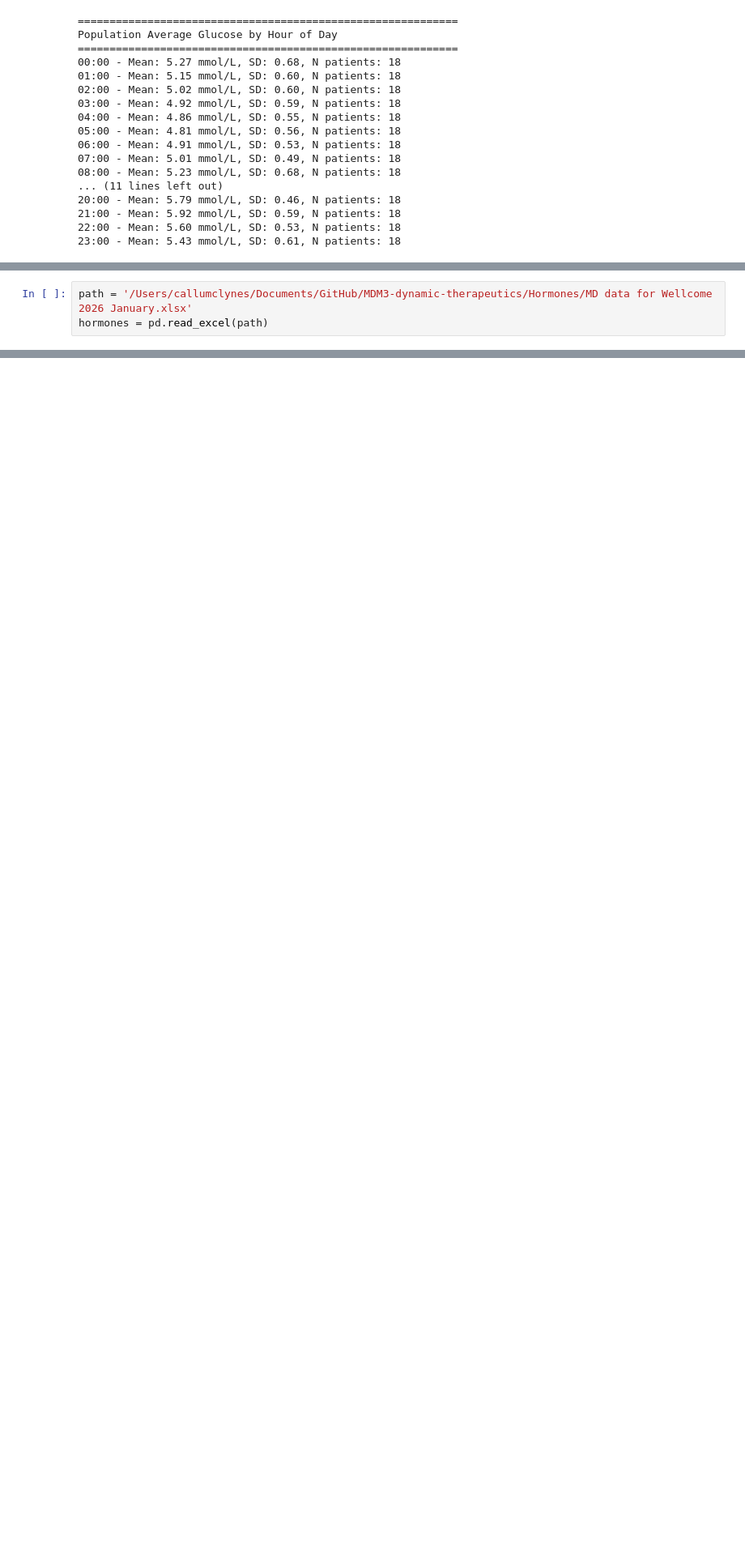
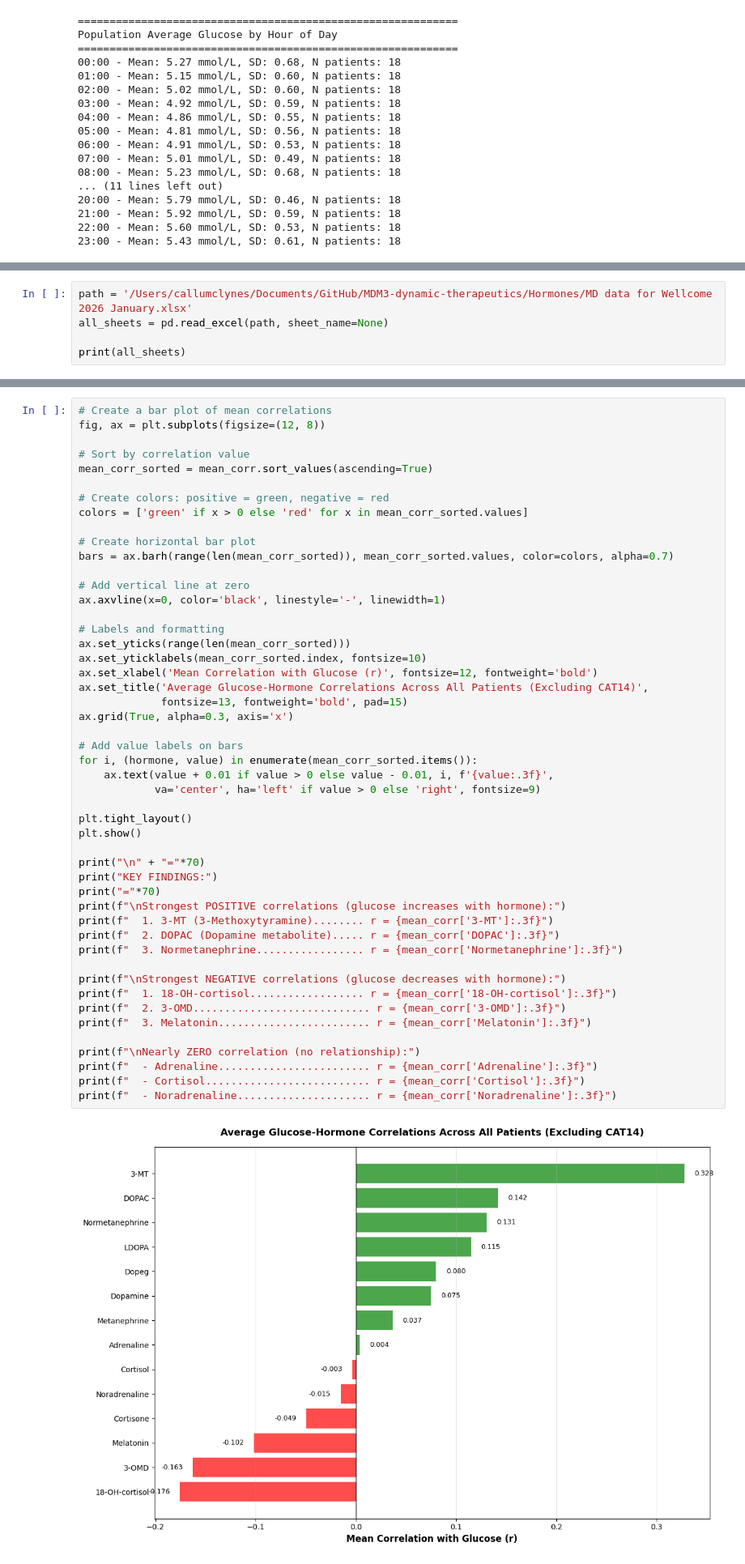
Before and after one commit to james-burdon/MDM3-dynamic-therapeutics, a Jupyter notebook: glucose-process.ipynb, the cells around one changed output, grey strips where cells are left out. Shown at 81% size. Saved outputs shown, nothing was run; the diff lists cells and outputs as text; blank space fills up the shorter version.

Commit message:
hormones combined with glucose to analyse correlation

```diff
--- a/glucose-process.ipynb
+++ b/glucose-process.ipynb
@@ -257,4 +270,6 @@ Population Average Glucose by Hour of Day
 # %%
 path = '/Users/callumclynes/Documents/GitHub/MDM3-dynamic-therapeutics/Hormones/MD data for Wellcome 2026 January.xlsx'
-hormones = pd.read_excel(path)
+all_sheets = pd.read_excel(path, sheet_name=None)
+
+print(all_sheets)
 # %% [output]
@@ -261,0 +495,51 @@ ImportError: Missing optional dependency 'openpyxl'.  Use pip or conda to instal
+# %%
+# Create a bar plot of mean correlations
+fig, ax = plt.subplots(figsize=(12, 8))
+
+# Sort by correlation value
+mean_corr_sorted = mean_corr.sort_values(ascending=True)
+
+# Create colors: positive = green, negative = red
+colors = ['green' if x > 0 else 'red' for x in mean_corr_sorted.values]
+
+# Create horizontal bar plot
+bars = ax.barh(range(len(mean_corr_sorted)), mean_corr_sorted.values, color=colors, alpha=0.7)
+
+# Add vertical line at zero
+ax.axvline(x=0, color='black', linestyle='-', linewidth=1)
+
+# Labels and formatting
+ax.set_yticks(range(len(mean_corr_sorted)))
+ax.set_yticklabels(mean_corr_sorted.index, fontsize=10)
+ax.set_xlabel('Mean Correlation with Glucose (r)', fontsize=12, fontweight='bold')
+ax.set_title('Average Glucose-Hormone Correlations Across All Patients (Excluding CAT14)',
+             fontsize=13, fontweight='bold', pad=15)
+ax.grid(True, alpha=0.3, axis='x')
+
+# Add value labels on bars
+for i, (hormone, value) in enumerate(mean_corr_sorted.items()):
+    ax.text(value + 0.01 if value > 0 else value - 0.01, i, f'{value:.3f}',
+            va='center', ha='left' if value > 0 else 'right', fontsize=9)
+
+plt.tight_layout()
+plt.show()
+
+print("\n" + "="*70)
+print("KEY FINDINGS:")
+print("="*70)
+print(f"\nStrongest POSITIVE correlations (glucose increases with hormone):")
+print(f"  1. 3-MT (3-Methoxytyramine)........ r = {mean_corr['3-MT']:.3f}")
+print(f"  2. DOPAC (Dopamine metabolite)..... r = {mean_corr['DOPAC']:.3f}")
+print(f"  3. Normetanephrine................. r = {mean_corr['Normetanephrine']:.3f}")
+
+print(f"\nStrongest NEGATIVE correlations (glucose decreases with hormone):")
+print(f"  1. 18-OH-cortisol.................. r = {mean_corr['18-OH-cortisol']:.3f}")
+print(f"  2. 3-OMD............................ r = {mean_corr['3-OMD']:.3f}")
+print(f"  3. Melatonin........................ r = {mean_corr['Melatonin']:.3f}")
+
+print(f"\nNearly ZERO correlation (no relationship):")
+print(f"  - Adrenaline........................ r = {mean_corr['Adrenaline']:.3f}")
+print(f"  - Cortisol.......................... r = {mean_corr['Cortisol']:.3f}")
+print(f"  - Noradrenaline..................... r = {mean_corr['Noradrenaline']:.3f}")
+# %% [output]
+[figure, added]
```
Also changed, not shown: parts of 6 cells of this notebook, 1 other file.
